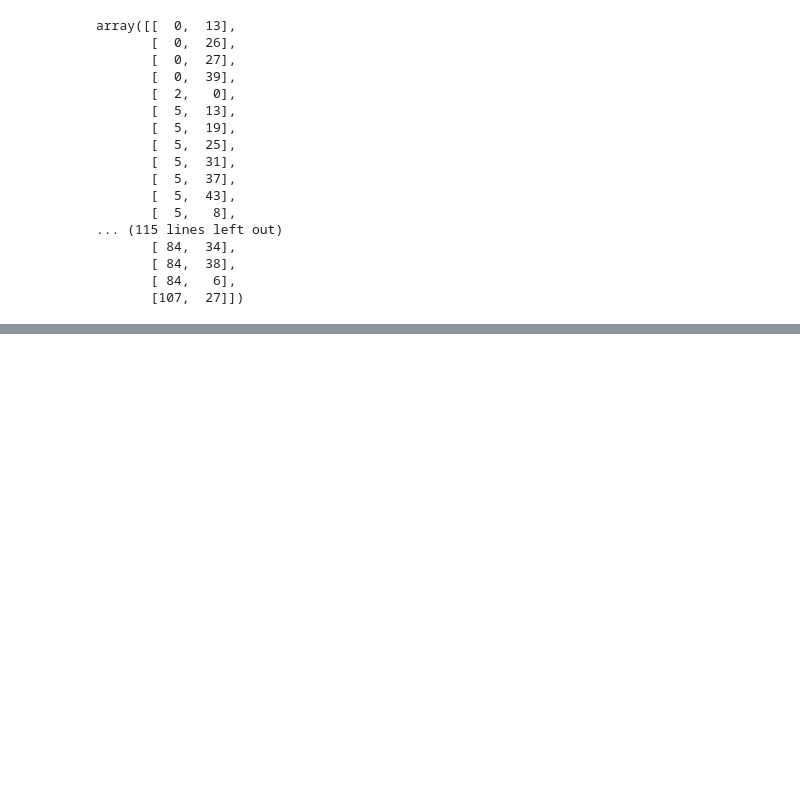
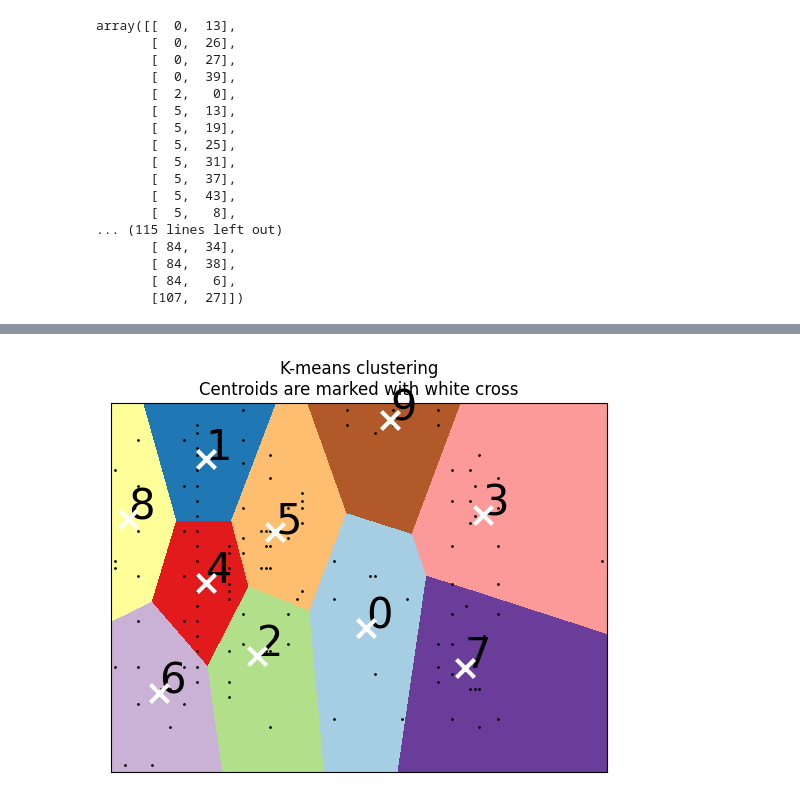
Before and after one commit to multifacs/tsp-clustering, a Jupyter notebook: main.ipynb, the cells around one changed output, grey strips where cells are left out. Drawn from its saved outputs; the diff is of its cells as text; code cells hidden in the pictures; blank space fills up the shorter version.

```diff
--- a/main.ipynb
+++ b/main.ipynb
@@ -138,3 +137,7 @@ plt.show()
+# %%
+plot_initial_clusters(cities, kmeans, CENTROIDS)
+# %% [output]
+[figure, added]
 # %%
 from python_tsp.distances.euclidean_distance import euclidean_distance_matrix
 
```
Also changed, not shown: parts of 17 cells of this notebook.
